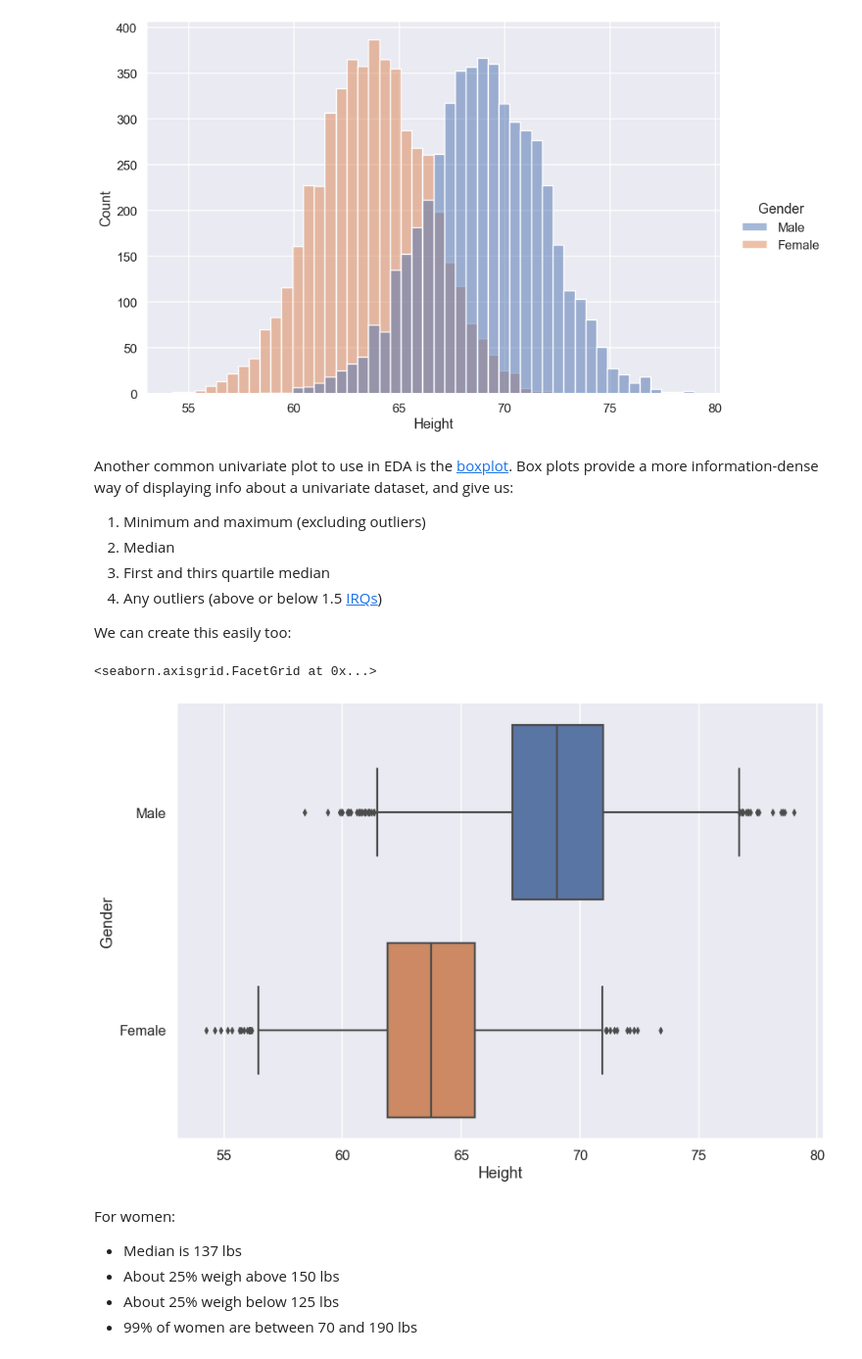
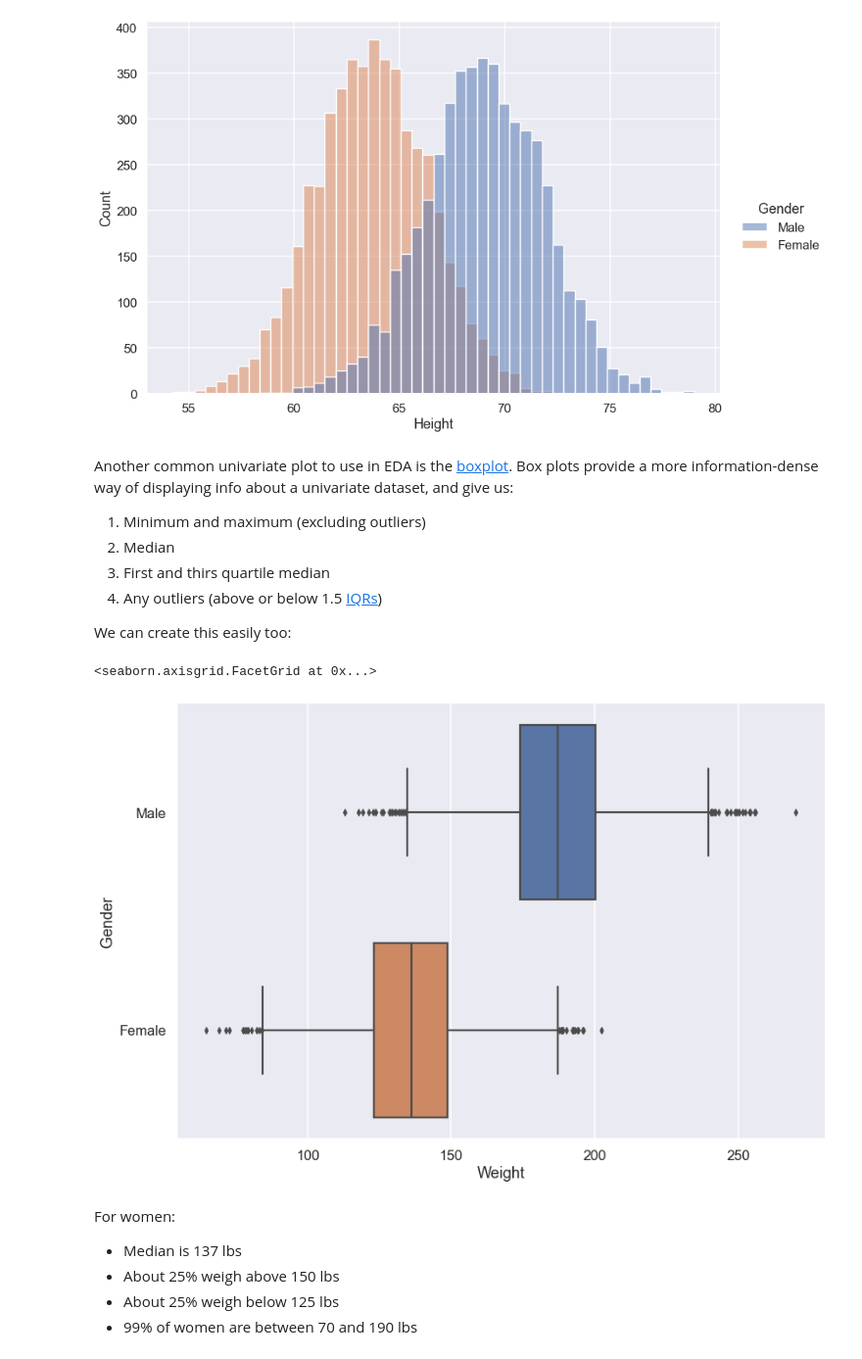
Before and after one commit to rjzak/cmsc-210, a Jupyter notebook: cmsc_291/examples/lecture_10/notebooks/Exploratory-Data-Analysis.ipynb, the cells around one changed output. Shown: that part at 98% size. Cells and saved outputs as stored; diff of their text form; code cells hidden in the pictures.

```diff
--- a/cmsc_291/examples/lecture_10/notebooks/Exploratory-Data-Analysis.ipynb
+++ b/cmsc_291/examples/lecture_10/notebooks/Exploratory-Data-Analysis.ipynb
@@ -122,14 +125,14 @@ Another common univariate plot to use in EDA is the [boxplot](https://en.wikiped
 1. Minimum and maximum (excluding outliers)
 2. Median
 3. First and thirs quartile median
-4. Any outliers (above or below 1.5 [IRQs](https://en.wikipedia.org/wiki/Interquartile_range))
+4. Any outliers (above or below 1.5 [IQRs](https://en.wikipedia.org/wiki/Interquartile_range))
 
 We can create this easily too:
 # %%
-seaborn.catplot(x="Height", y="Gender", kind="box", data=data_frame, height=8, aspect=1.5)
+seaborn.catplot(x="Weight", y="Gender", kind="box", data=data_frame, height=8, aspect=1.5)
 # %% [output]
 <seaborn.axisgrid.FacetGrid at 0x...>
-[figure, old version]
+[figure, new version]
 # %% [markdown]
 For women:
 * Median is 137 lbs
```
Also changed, not shown: parts of 2 cells of this notebook, 2 other files.
